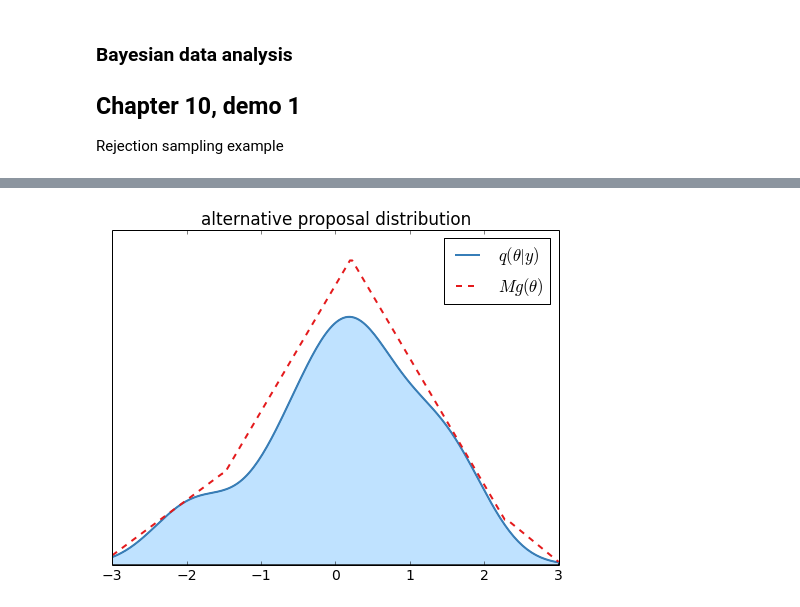
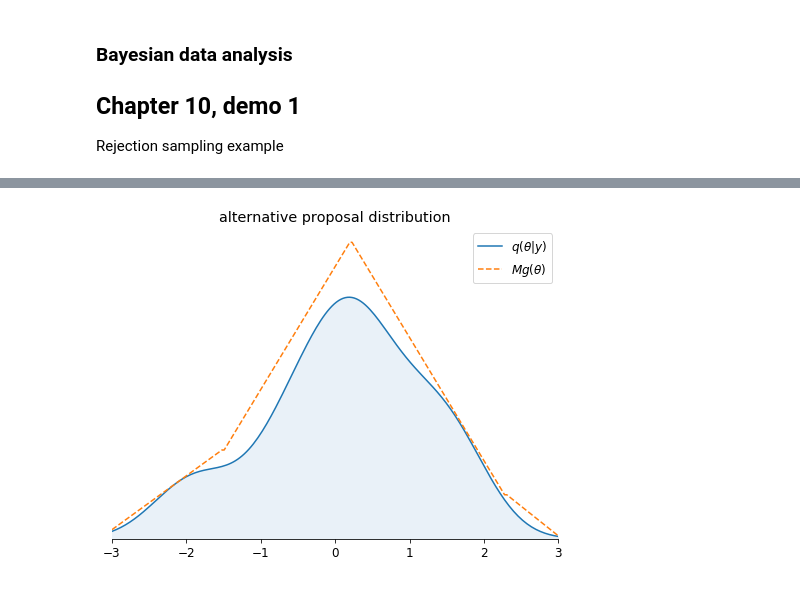
Before and after one commit to avehtari/BDA_py_demos, a Jupyter notebook: demos_ch10/demo10_1.ipynb, the cells around one changed output, grey strips where cells are left out. Cells and saved outputs as stored; diff of their text form; code cells hidden in the pictures.

```diff
--- a/demos_ch10/demo10_1.ipynb
+++ b/demos_ch10/demo10_1.ipynb
@@ -11,11 +10,3 @@ from scipy import stats
 %matplotlib inline
 import matplotlib as mpl
 import matplotlib.pyplot as plt
-# %%
-# edit default plot settings (colours from colorbrewer2.org)
-plt.rc('figure', figsize=(8,6))
-plt.rc('font', size=14)
-plt.rc('lines', color='#377eb8', linewidth=2)
-plt.rc('axes', color_cycle=('#377eb8','#e41a1c','#4daf4a',
-                            '#984ea3','#ff7f00','#ffff33'))
-plt.rc('patch', facecolor='#bfe2ff')
@@ -22,3 +22,6 @@ plt.rc('patch', facecolor='#bfe2ff')
+# %%
+# edit default plot settings
+plt.rc('font', size=12)
 # %%
 # fake interesting distribution
 x = np.linspace(-3, 3, 200)
@@ -108,28 +129,29 @@ for i in range(nsamp):
 # %%
 # alternative proposal distribution
 g = np.empty(x.shape)
 g[x <= -1.5] = np.linspace(q[0], np.max(q[x<=-1.5]), len(x[x<=-1.5]))
 g[(x > -1.5) & (x <= 0.2)] = np.linspace(
     np.max(q[x<=-1.5]),
     np.max(q[(x>-1.5) & (x<=0.2)]),
     len(x[(x>-1.5) & (x<=0.2)])
 )
 g[(x > 0.2) & (x <= 2.3)] = np.linspace(
     np.max(q[(x>-1.5) & (x<=0.2)]),
     np.max(q[x>2.3]),
     len(x[(x>0.2) & (x<=2.3)])
 )
 g[x > 2.3] = np.linspace(np.max(q[x>2.3]), q[-1], len(x[x>2.3]))
 M = np.max(q/g)
 g *= M
+
 # plot
-plt.figure()
+plt.figure(figsize=(8, 6))
+plot_tools.modify_axes.only_x(plt.gca())
 plt.plot(x, q)
 plt.plot(x, g, linestyle='--')
-plt.fill_between(x, q)
+plt.fill_between(x, q, color=plot_tools.lighten('C0', 0.9))
 plt.legend((r'$q(\theta|y)$', r'$Mg(\theta)$'))
-plt.yticks(())
-plt.title('alternative proposal distribution')
-plt.ylim([0, 1.1*g.max()]);
+plt.xlim([x[0], x[-1]])
+plt.title('alternative proposal distribution');
 # %% [output]
-[figure, old version]
+[figure, new version]
```
Also changed, not shown: parts of 4 cells of this notebook, 1 other file.
